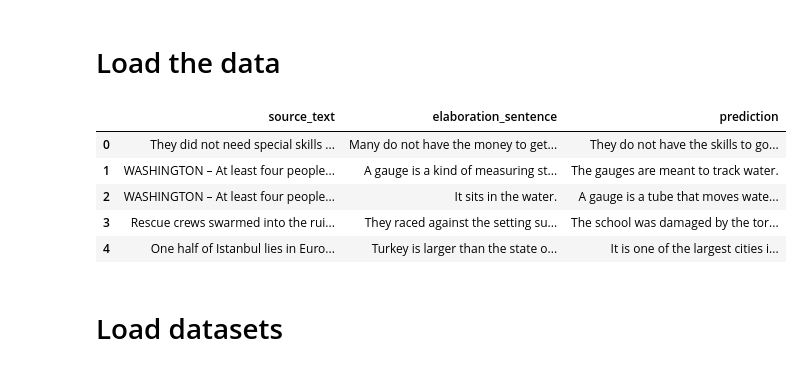
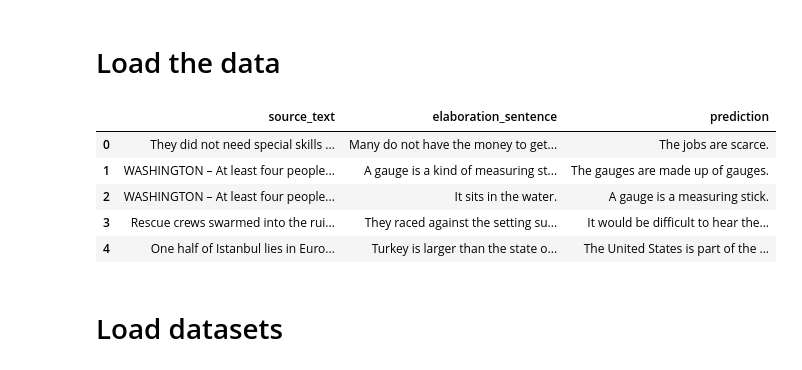
Before and after one commit to martgru/ElabSimp, a Jupyter notebook: main/calculate_scores.ipynb, the cells around one changed output. Drawn from its saved outputs; the diff is of its cells as text; code cells hidden in the pictures.

```diff
--- a/main/calculate_scores.ipynb
+++ b/main/calculate_scores.ipynb
@@ -5,17 +5,17 @@ import pandas as pd
 
 #gen_pred_orig = pd.read_csv("../data/gen_predictions/predictions_bart-large-swipe_asset-test.csv", index_col = 0)
 #gen_pred_ft = pd.read_csv("../data/gen_predictions/predictions_bart-large-swipe-adamw-paged8bit_asset-test.csv")
-test_ds_c2s = pd.read_csv("../data/gen_predictions/predictions_bart-base-c2s-elab-sent-target-greedy.csv")
-test_ds_c2sp = pd.read_csv("../data/gen_predictions/predictions_bart-base-c2sp-elab-sent-target-greedy.csv")
+test_ds_c2osp_masked = pd.read_csv("../data/gen_predictions/predictions_bart-base-c2osp-masked-elab-sent-target-greedy.csv")
+test_ds_c2osp = pd.read_csv("../data/gen_predictions/predictions_bart-base-c2osp-elab-sent-target-greedy.csv")
 test_ds_c4s = pd.read_csv("../data/gen_predictions/predictions_bart-base-c4s-elab-sent-target-greedy.csv")
-test_ds_c4sp = pd.read_csv("../data/gen_predictions/predictions_bart-base-c4sp-elab-sent-target-greedy.csv")
+test_ds_c4osp_masked = pd.read_csv("../data/gen_predictions/predictions_bart-base-c4osp-masked-elab-sent-target-greedy.csv")
 # %%
-test_ds_c4sp.head()
+test_ds_c4osp_masked.head()
 # %% [output]
 |  | source_text | elaboration_sentence | prediction |
-| 0 | They did not need special skills ... | Many do not have the money to get... | They do not have the skills to go... |
-| 1 | WASHINGTON – At least four people... | A gauge is a kind of measuring st... | The gauges are meant to track water. |
-| 2 | WASHINGTON – At least four people... | It sits in the water. | A gauge is a tube that moves wate... |
-| 3 | Rescue crews swarmed into the rui... | They raced against the setting su... | The school was damaged by the tor... |
-| 4 | One half of Istanbul lies in Euro... | Turkey is larger than the state o... | It is one of the largest cities i... |
+| 0 | They did not need special skills ... | Many do not have the money to get... | The jobs are scarce. |
+| 1 | WASHINGTON – At least four people... | A gauge is a kind of measuring st... | The gauges are made up of gauges. |
+| 2 | WASHINGTON – At least four people... | It sits in the water. | A gauge is a measuring stick. |
+| 3 | Rescue crews swarmed into the rui... | They raced against the setting su... | It would be difficult to hear the... |
+| 4 | One half of Istanbul lies in Euro... | Turkey is larger than the state o... | The United States is part of the ... |
 # %%
```
Also changed, not shown: parts of 4 cells of this notebook, 1 other file.
